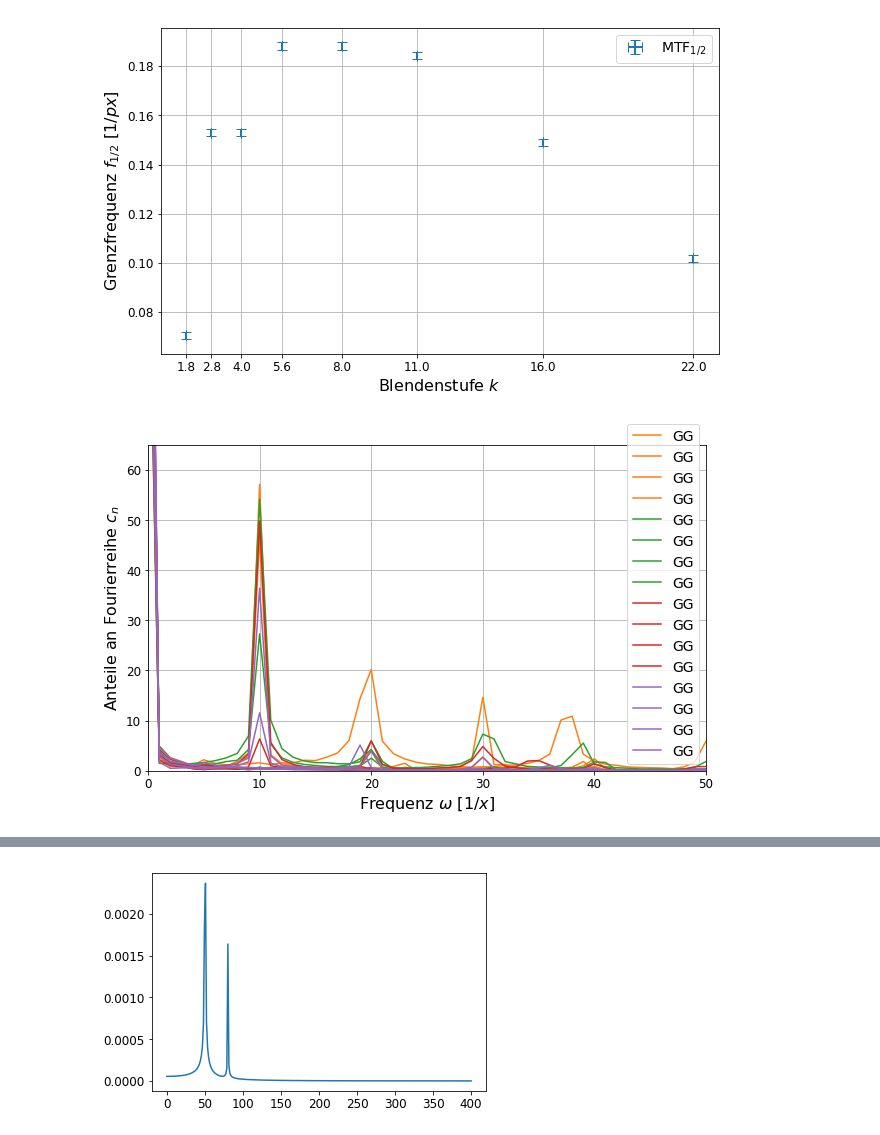
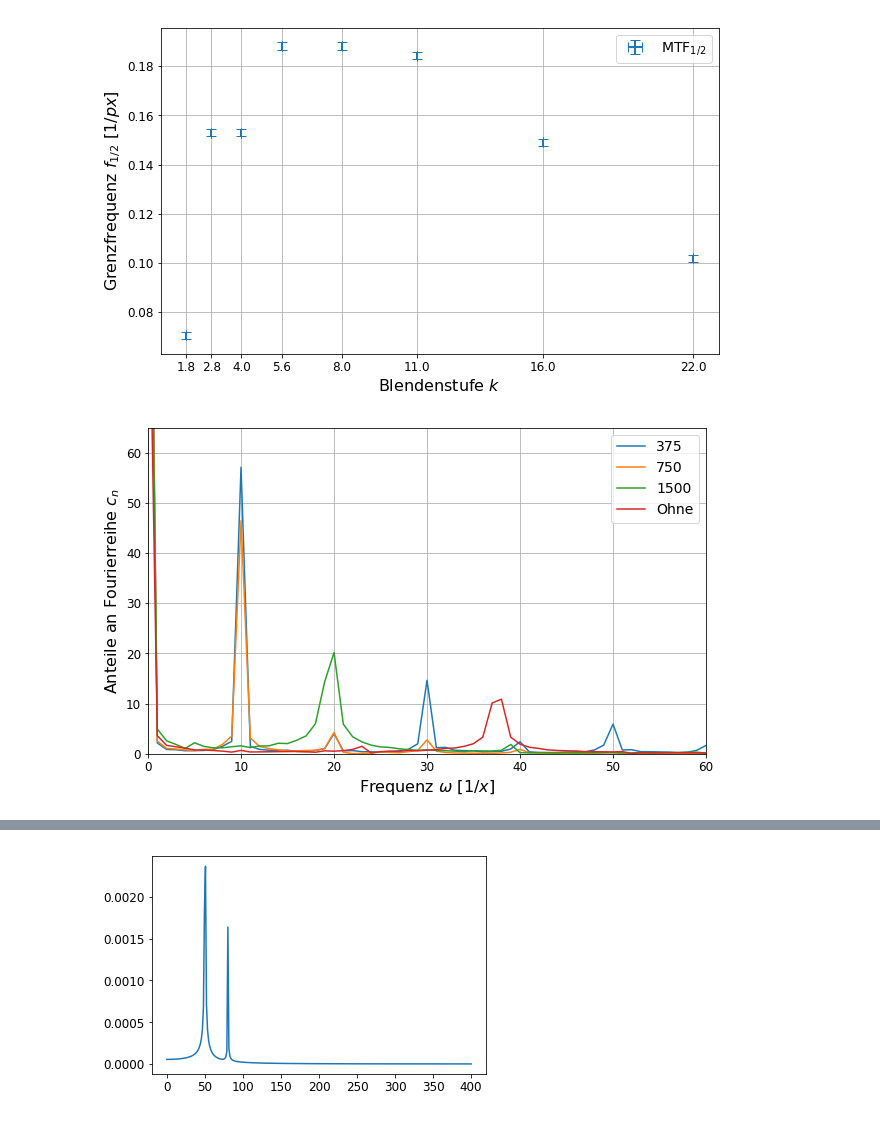
Before and after one commit to dfb159/Studium, a Jupyter notebook: Exp1/Versuchsbericht 22 - O6/11Mi_O6_05_07_2018.ipynb, the cells around one changed output, grey strips where cells are left out. Cells and saved outputs as stored; diff of their text form; code cells hidden in the pictures.

```diff
--- a/Exp1/Versuchsbericht 22 - O6/11Mi_O6_05_07_2018.ipynb
+++ b/Exp1/Versuchsbericht 22 - O6/11Mi_O6_05_07_2018.ipynb
@@ -38,7 +38,7 @@ def mean(n):
 
 def fft(y):
     N = len(y)
-    fft = sci.fftpack.fft(y)
+    fft = scipy.fftpack.fft(y)
     return 2 * abs(fft[:N//2]) / N
 # %%
 # allgemeine Fitfunktionen
@@ -115,7 +115,8 @@ grad = 1/rad
 
 unc_freq = 0.005 / 2 / np.sqrt(3) # digital abstand frequenzmessung
 unc_MTF = 1e-4 / 2 / np.sqrt(3) # digital abstand frequenzmessung
-unc_pixel = 1 / 2 / np.sqrt(3) # digital pixelanzahl
+unc_pixel = 5 / 2 / np.sqrt(3) # digital pixelanzahl
+unc_grau = 5 / 2 / np.sqrt(3) # digital graustufen
 unc_grey = 1e-2 / 2 / np.sqrt(3) # digital intensitaet grey-value
 
 def converter(data):
@@ -135,13 +136,13 @@ for k in kStufen:
     kantekFREQ.append((unp.uarray(data[:,0], unc_freq), unp.uarray(data[:,1], unc_MTF)))
 
 blende = ["375","750","1500","Ohne"]
-line = [1,2,3,4]
+line = ["1","2","3","4"]
 linien = []
 for b in blende:
     linie = []
     for l in line:
         data = np.loadtxt("messung/auswertung/einzelblenden/linien%s_%s.xls"%(b,l), skiprows = 1, delimiter = "\t")
-        linie.append(data)
+        linie.append((unp.uarray(data[:,0], unc_pixel), unp.uarray(data[:,1], unc_grau)))
     linien.append(linie)
 
 sterne = ["klein", "gross"]
@@ -152,13 +153,13 @@ for stern in sterne:
         data1 = np.loadtxt("messung/auswertung/einzelblenden/%s%sWHITE.xls"%(stern,blend), skiprows = 1, delimiter = "\t")
         data2 = np.loadtxt("messung/auswertung/einzelblenden/%s%sBLACK.xls"%(stern,blend), skiprows = 1, delimiter = "\t")
         l = min(len(data1), len(data2))
-        sternDat.append((np.array(data1[0:l,0]), np.array(data1[0:l,1])-np.array(data2[0:l,1])))
+        sternDat.append((unp.uarray(data1[0:l,0], unc_pixel), unp.uarray(data1[0:l,1], unc_grau)-unp.uarray(data2[0:l,1], unc_grau)))
     sternData.append(sternDat)
 
 mtfKante = []
 for blend in blende:
     data = np.loadtxt("messung/auswertung/MTFKante/kante%sFREQ.xls"%(blend), skiprows = 1, delimiter = "\t")
-    mtfKante.append((np.array(data[:,0]), np.array(data[:,1])))
+    mtfKante.append((unp.uarray(data[:,0], unc_freq), unp.uarray(data[:,1], unc_MTF)))
 # %%
 # Rechnung MTF 1/2
 
@@ -223,54 +224,54 @@ plt.show()
 
 N = 1000
 x = np.linspace(0,1,N)
-y = np.sin(2*math.pi*20*x) + np.sin(2*math.pi * 50*x)
+y = unp.sin(2*math.pi*20*x) + unp.sin(2*math.pi * 50*x)
 ffty = fft(y)
 
 fftLinien = []
 for linie in linien:
     fftLinie = []
-    for l in linie:
-        x, y = [l[i][0] for i in range(len(l))], [l[i][1] for i in range(len(l))]
+    for x,y in linie:
+        #x, y = [l[i][0] for i in range(len(l))], [l[i][1] for i in range(len(l))]
         #fftVal = fft(l)
         #print(fftVal)
-        fftLinie.append(fft(y))
+        fftLinie.append(fft(unv(y)))
     fftLinien.append(fftLinie)
 #fftLinien
 # %%
 # Diagramm FFT-Linien
 
 fig=plt.figure(figsize=fig_size)
 #ax = plt.gca()
 #color = next(ax._get_lines.prop_cycler)['color']
 
-for fftLinie in fftLinien:
+#for (fftLinie, b) in zip(fftLinien, blende):
     # print(fftLinie)
-    color = next(ax._get_lines.prop_cycler)['color']
-    for l in fftLinie:
-        xdata, ydata = range(len(l)), l
-        plt.plot(xdata, ydata, color = color, label='GG')
+    #color = next(ax._get_lines.prop_cycler)['color']
+for l, k, b in zip([fftLinien[0][i] for i in range(len(fftLinien))], line, blende):
+    xdata, ydata = range(len(l)), l
+    plt.plot(xdata, ydata, label='%s' % (b))
 
 #xdata, ydata = range(len(fftLinien[0][0])), fftLinien[0][0]
 #plt.plot(xdata, ydata, label='GG')
 
 #plt.plot(x, y, label='GG')
 #plt.plot(range(len(ffty)), ffty, label='GG')
 
 #xdata, ydata = lamb1, unp.uarray([0.5]*4, 0.5)
 #plt.errorbar(unv(xdata),unv(ydata),usd(ydata),usd(xdata),fmt=' ', capsize=5, linewidth=2, color='yellow', label='Na-D-Linie 1')
 
 #xdata, ydata = lamb2, unp.uarray([0.5]*4, 0.5)
 #plt.errorbar(unv(xdata),unv(ydata),usd(ydata),usd(xdata),fmt=' ', capsize=5, linewidth=1, color='orange', label='Na-D-Linie 2')
 
-plt.xlim(0,50)
+plt.xlim(0, 60)
 plt.ylim(0,65)
 plt.legend(prop={'size':fig_legendsize})
 plt.grid()
 #plt.tick_params(labelsize=fig_labelsize)
 plt.xlabel("Frequenz $\\omega$ [$1/x$]", {'fontsize':fig_legendsize+2})
 plt.ylabel("Anteile an Fourierreihe $c_n$", {'fontsize': fig_legendsize+2})
 #plt.yticks([])
-plt.savefig("data/FFT.pdf")
+plt.savefig("data/FFTLinie1.pdf")
 plt.show()
 # %% [output]
-[figure, old version]
+[figure, new version]
```
Also changed, not shown: parts of 4 cells of this notebook, 23 other files.
